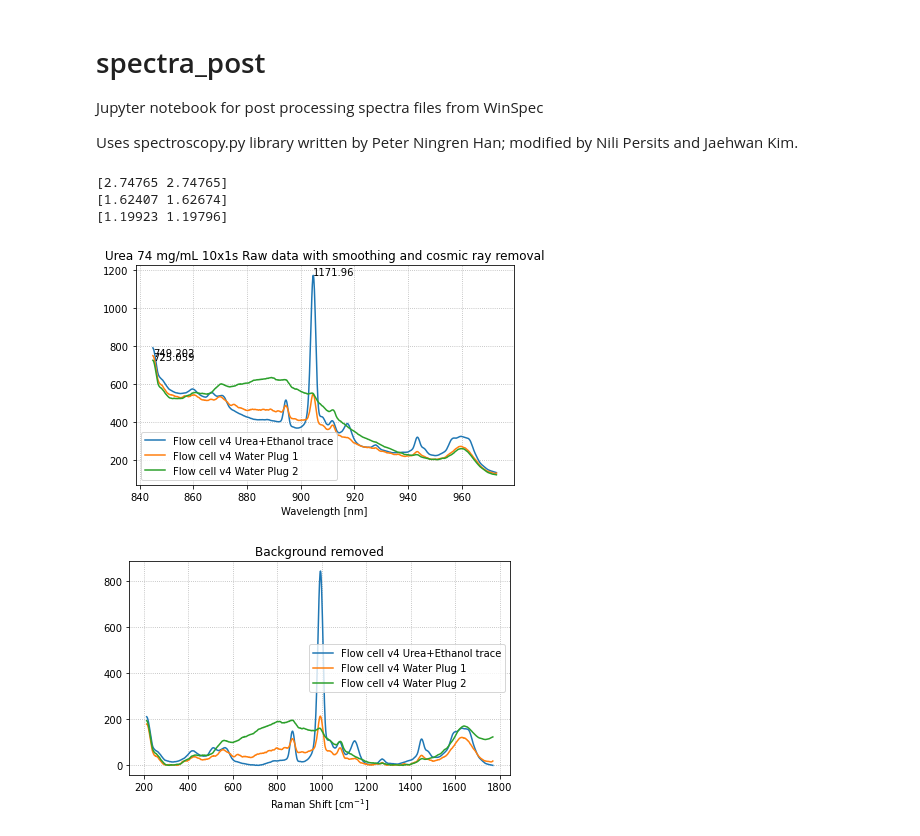
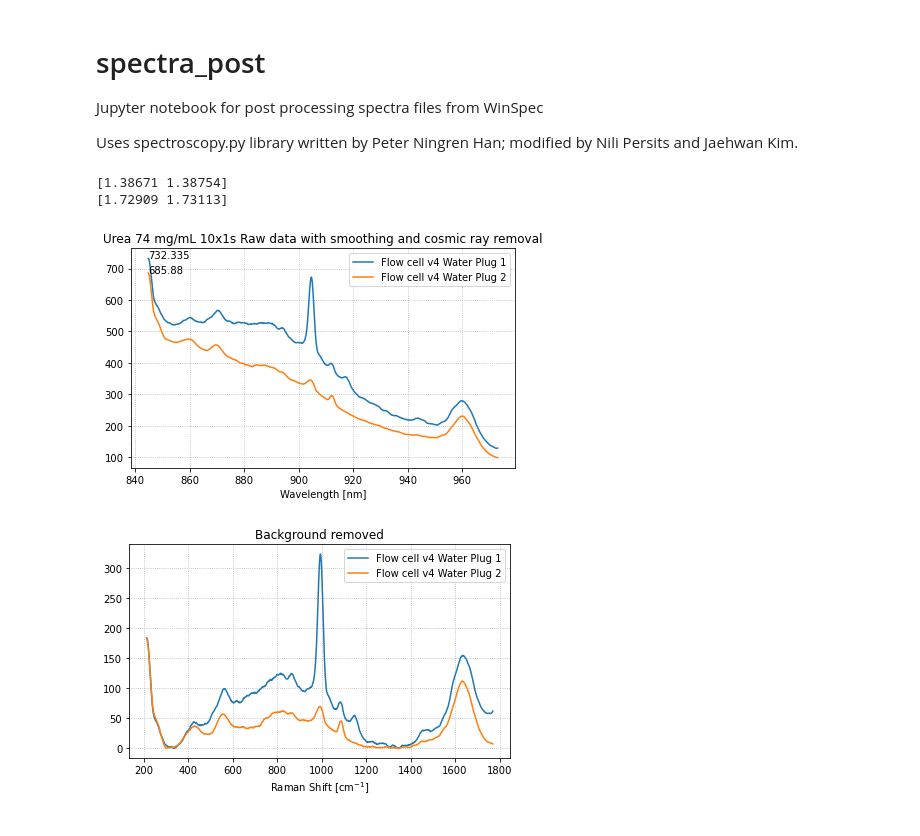
Before and after one commit to jhwnkim/fluid-auto-sampler, a Jupyter notebook: calculations/spectra_post.ipynb, the cells around one changed output. Saved outputs shown, nothing was run; the diff lists cells and outputs as text; code cells hidden in the pictures.

```diff
--- a/calculations/spectra_post.ipynb
+++ b/calculations/spectra_post.ipynb
@@ -34,13 +34,13 @@ filename_dic = {
 
 #     'Flow cell v4 Urea21':       './data/20210131 Flowcell v4 test/FCv4_urea_10x1s21',
 #     'Flow cell v4 Urea22':       './data/20210131 Flowcell v4 test/FCv4_urea_10x1s22',
-    'Flow cell v4 Urea+Ethanol trace':       './data/20210131 Flowcell v4 test/FCv4_urea_10x1s23',
-    'Flow cell v4 Water Plug 1':       './data/20210131 Flowcell v4 test/FCv4_urea_10x1s24-water',
-    'Flow cell v4 Water Plug 2':       './data/20210131 Flowcell v4 test/FCv4_urea_10x1s27',
+#     'Flow cell v4 Urea+Ethanol trace':       './data/20210131 Flowcell v4 test/FCv4_urea_10x1s23',
+#     'Flow cell v4 Water Plug 1':       './data/20210131 Flowcell v4 test/FCv4_urea_10x1s24-water',
+#     'Flow cell v4 Water Plug 2':       './data/20210131 Flowcell v4 test/FCv4_urea_10x1s27',
 
 #     'Flow cell v4 Urea':       './data/20210131 Flowcell v4 test/FCv4_urea_10x1s28',
-#     'Flow cell v4 Water Plug 1':       './data/20210131 Flowcell v4 test/FCv4_ureatest_10x1s29',
-#     'Flow cell v4 Water Plug 2':       './data/20210131 Flowcell v4 test/FCv4_ureatest_10x1s30',
+    'Flow cell v4 Water Plug 1':       './data/20210131 Flowcell v4 test/FCv4_ureatest_10x1s29',
+    'Flow cell v4 Water Plug 2':       './data/20210131 Flowcell v4 test/FCv4_ureatest_10x1s30',
 }
 
 data_dic = {}
@@ -49,41 +49,43 @@ for key, file_name in filename_dic.items():
         X, wave = load_txt_new(file_name=file_name, if_plot=False)
     except:
         X, wave = load_txt_auto(file_name=file_name, if_plot=False)
+
+#     print(X.shape)
+#     print(wave.shape)
     X_sig, X_bkg = background_remove_full(X, order=3, basis_type='poly', method='Lieber')
     waveshift = wave_2_waveshift(wave, laser)
 
     data_dic[key] = [waveshift, X_sig[0], wave, X]
 
 
 plt.figure()
 for key, data in data_dic.items():
     plt.plot(data[2], data[3], label=key)
     peak = np.max(data[3])
     peak_wave = data[2][np.argmax(data[3])]
     SBR = peak / data[3][np.abs(data[2]-880.0)<0.1] # signal to background peak at 880nm
     print(SBR)
 #     plt.annotate('Peak count: {:g}\nSignal to 880nm background: {:g}'.format(peak, np.mean(SBR)), xy=(data[2][np.argmax(data[3])], peak))
     plt.annotate('{:g}'.format(peak), xy=(peak_wave, peak))
 plt.legend()
 plt.xlabel('Wavelength [nm]')
 plt.grid(True, linestyle=':')
 plt.title('{} 10x1s Raw data with smoothing and cosmic ray removal'.format(analyte))
 plt.tight_layout()
 plt.show()
 
 
 plt.figure()
 for key, data in data_dic.items():
     plt.plot(data[0], data[1], label=key)
 plt.legend()
 plt.xlabel('Raman Shift [cm$^{-1}$]')
 plt.grid(True, linestyle=':')
 plt.title('Background removed')
 plt.tight_layout()
 plt.show()
 # %% [output]
-[2.74765 2.74765]
-[1.62407 1.62674]
-[1.19923 1.19796]
+[1.38671 1.38754]
+[1.72909 1.73113]
-[figure, old version]
+[figure, new version]
-[figure, old version]
+[figure, new version]
```
Also changed, not shown: parts of 2 cells of this notebook, 3 other files.
